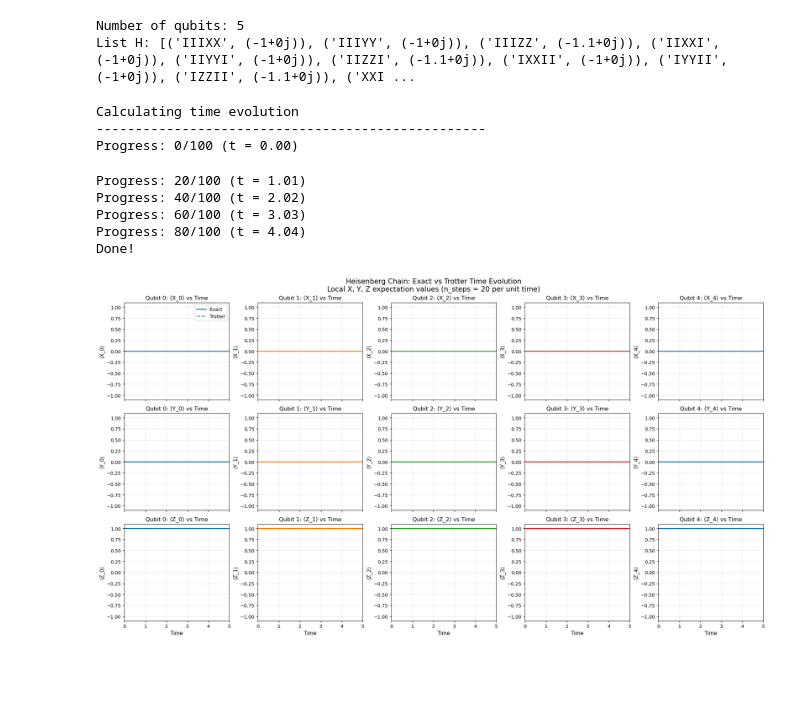
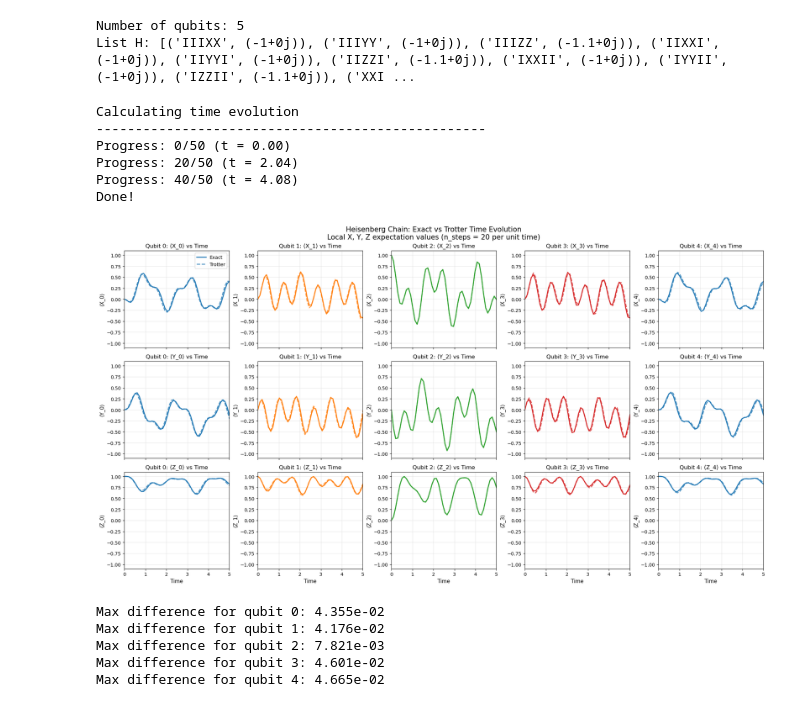
Before and after one commit to laramt04/Time-Evolution-QC-Project, a Jupyter notebook: trotter_method.ipynb, the cells around one changed output. Saved outputs shown, nothing was run; the diff lists cells and outputs as text; code cells hidden in the pictures; blank space fills up the shorter version.

Commit message:
Fixed the trotter sim for 5 qbits

```diff
--- a/trotter_method.ipynb
+++ b/trotter_method.ipynb
@@ -197,18 +202,15 @@ def compute_expectation_value(state: np.ndarray, observable: np.ndarray) -> floa
     return np.real(state.conj().T @ observable @ state)
 # %%
 num_qubits = H.num_qubits
-
-# define initial state
-qc_init = QuantumCircuit(num_qubits)
 
 # start from |0000>
 # rotate the middle qubit into the x-y plane
 
-initial_state = Statevector.from_instruction(qc_init).data
+initial_state = initialise(Jz, L, allzeros=True, rotate_middle=True).data
 
 # time parameters
 t_max = 5.0
-n_time_points = 100
+n_time_points = 10
 times = np.linspace(0, t_max, n_time_points)
 
 # trotter parameters
@@ -323,40 +325,51 @@ for row, obs_label in enumerate(row_labels):
             label='Trotter',
             color=colors[i % len(colors)],
             linestyle='--',
             linewidth=2,
             alpha=0.8
         )
 
         ax.set_title(f'Qubit {i}: ⟨{obs_label}_{i}⟩ vs Time', fontsize=12)
         ax.set_ylabel(f'⟨{obs_label}_{i}⟩', fontsize=11)
         ax.grid(True, alpha=0.3)
         ax.set_xlim([0, t_max])
         ax.set_ylim([-1.1, 1.1])
 
         if row == 2:
             ax.set_xlabel('Time', fontsize=11)
 
         if row == 0 and i == 0:
             ax.legend(fontsize=10)
 
 plt.suptitle(
     'Heisenberg Chain: Exact vs Trotter Time Evolution\n'
     f'Local X, Y, Z expectation values (n_steps = {n_steps_per_unit_time} per unit time)',
     fontsize=15
 )
 plt.tight_layout()
 plt.savefig('trotter_vs_exact_xyz.png', dpi=150, bbox_inches='tight')
 plt.show()
 # %% [output]
 Calculating time evolution
 --------------------------------------------------
-Progress: 0/100 (t = 0.00)
+Progress: 0/50 (t = 0.00)
+Progress: 20/50 (t = 2.04)
+Progress: 40/50 (t = 4.08)
+Done!
-Progress: 20/100 (t = 1.01)
-Progress: 40/100 (t = 2.02)
-Progress: 60/100 (t = 3.03)
-Progress: 80/100 (t = 4.04)
-Done!
-[figure, old version]
+[figure, new version]
+# %%
+for i in range(num_qubits):
+    diff = np.max(np.abs(
+        np.array(exact_expectations[f'Z_{i}']) -
+        np.array(trotter_expectations[f'Z_{i}'])
+    ))
+    print(f"Max difference for qubit {i}: {diff:.3e}")
+# %% [output]
+Max difference for qubit 0: 4.355e-02
+Max difference for qubit 1: 4.176e-02
+Max difference for qubit 2: 7.821e-03
+Max difference for qubit 3: 4.601e-02
+Max difference for qubit 4: 4.665e-02
 # %%
 # =============================================================================
 # Additional Plot: all X_i, all Y_i, all Z_i on 3 separate subplots
```
Also changed, not shown: parts of 2 cells of this notebook, 2 other files.
